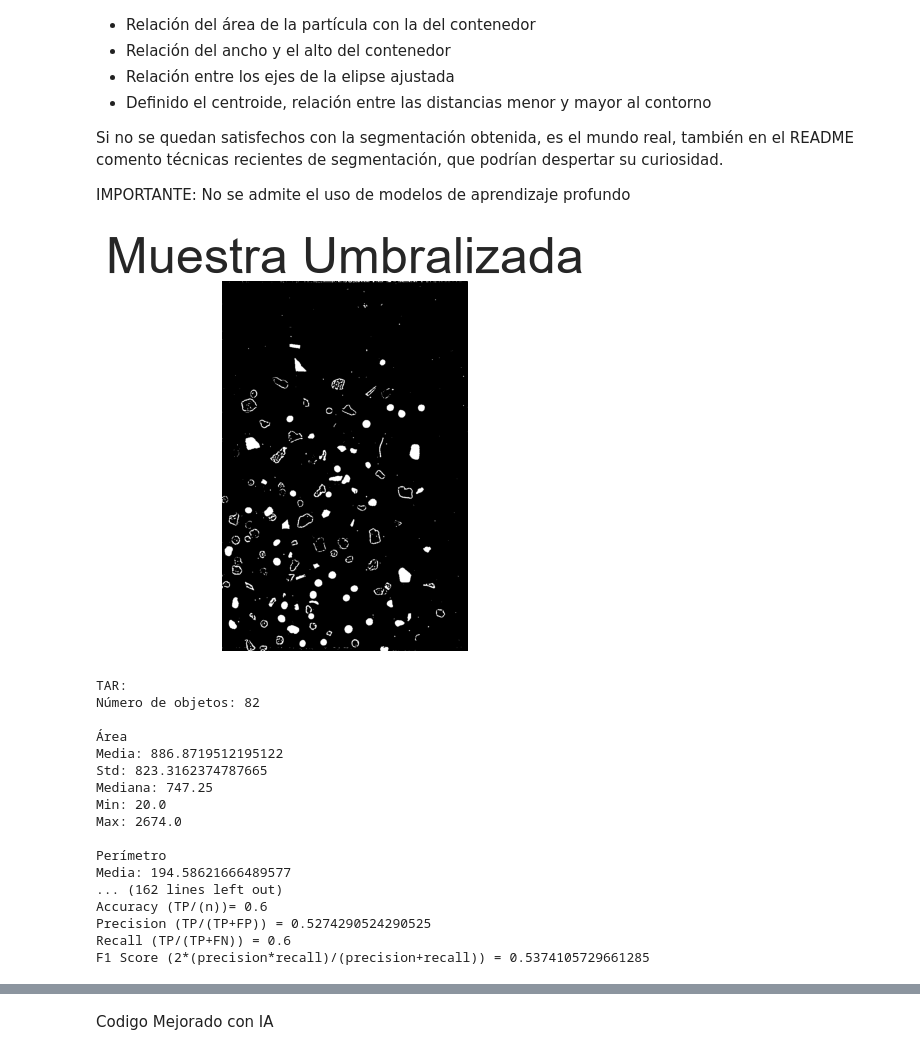
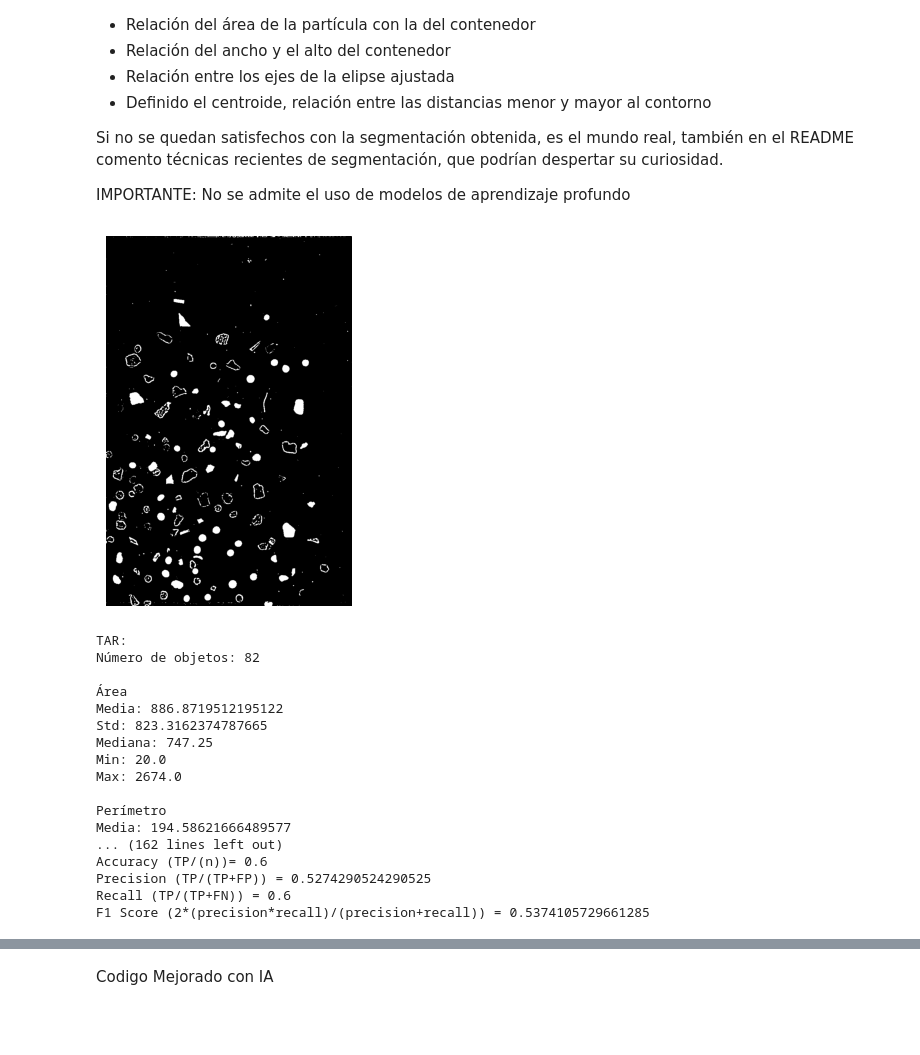
Before and after one commit to danielhdezschez/VC_P3, a Jupyter notebook: VC_P3.ipynb, the cells around one changed output, grey strips where cells are left out. Drawn from its saved outputs; the diff is of its cells as text; code cells hidden in the pictures; blank space fills up the shorter version.

```diff
--- a/VC_P3.ipynb
+++ b/VC_P3.ipynb
@@ -474,11 +474,10 @@ img_cont = np.zeros(img.shape)
 cv2.drawContours(img_cont, contornos, -1, (255,255,255), -1)
 
 plt.imshow(img_cont, "gray")
-plt.title("Muestra Umbralizada")
 plt.axis('off')
 plt.show()
 
-_, _, contornos_tar = procesar_imagen("TAR.png")
+_, _, contornos_tar = procesar_imagen("tar-03-olympus-10-01-2020.JPG")
 muestra_tar = obtener_caracteristicas(contornos_tar)
 print("TAR: ")
 imprimir_estadisticas(muestra_tar)
@@ -486,7 +485,7 @@ imprimir_estadisticas(muestra_tar)
 X_tar = [m["features"] for m in muestra_tar]
 y_tar = ["TAR"] * len(X_tar)
 
-_, _, contornos_pel = procesar_imagen("PEL.png")
+_, _, contornos_pel = procesar_imagen("pellet-03-olympus-10-01-2020.JPG")
 muestra_pel = obtener_caracteristicas(contornos_pel)
 print("PEL: ")
 imprimir_estadisticas(muestra_pel)
@@ -494,7 +493,7 @@ imprimir_estadisticas(muestra_pel)
 X_pel = [m["features"] for m in muestra_pel]
 y_pel = ["PEL"] * len(X_pel)
 
-_, _, contornos_fra = procesar_imagen("FRA.png")
+_, _, contornos_fra = procesar_imagen("fragment-03-olympus-10-01-2020.JPG")
 muestra_fra = obtener_caracteristicas(contornos_fra)
 print("FRA: ")
 imprimir_estadisticas(muestra_fra)
@@ -524,34 +523,34 @@ print(f"Accuracy (TP/(n))= {accuracy}")
 print(f"Precision (TP/(TP+FP)) = {precision}")
 print(f"Recall (TP/(TP+FN)) = {recall}")
 print(f"F1 Score (2*(precision*recall)/(precision+recall)) = {f1score}")
 
 conf_matrix = confusion_matrix(
     label_real,
     label_pred,
     labels=["FRA", "PEL", "TAR"]
 )
 
 plt.figure(figsize=(8, 6))
 
 sns.heatmap(
     conf_matrix,
     annot=True,
     fmt="d",
     cmap="Blues",
     cbar=True,
     xticklabels=["FRA", "PEL", "TAR"],
     yticklabels=["FRA", "PEL", "TAR"],
 )
 plt.xticks(fontsize=12)
 plt.yticks(fontsize=12)
 plt.title("Matriz de Confusión", fontsize=16)
 plt.xlabel("Clase predicha", fontsize=12)
 plt.ylabel("Clase real", fontsize=12)
 
 plt.tight_layout()
 plt.show()
 # %% [output]
-[figure, old version]
+[figure, new version]
 TAR:
 Número de objetos: 82
 
```
Also changed, not shown: parts of 2 cells of this notebook, 3 other files.
